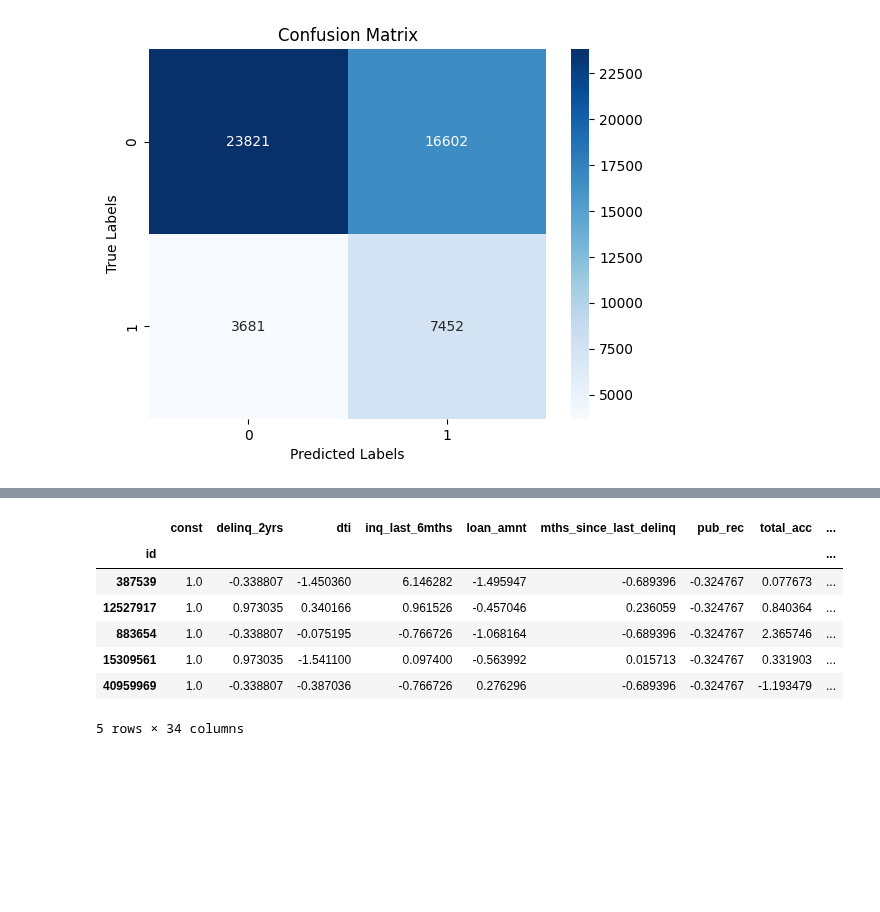
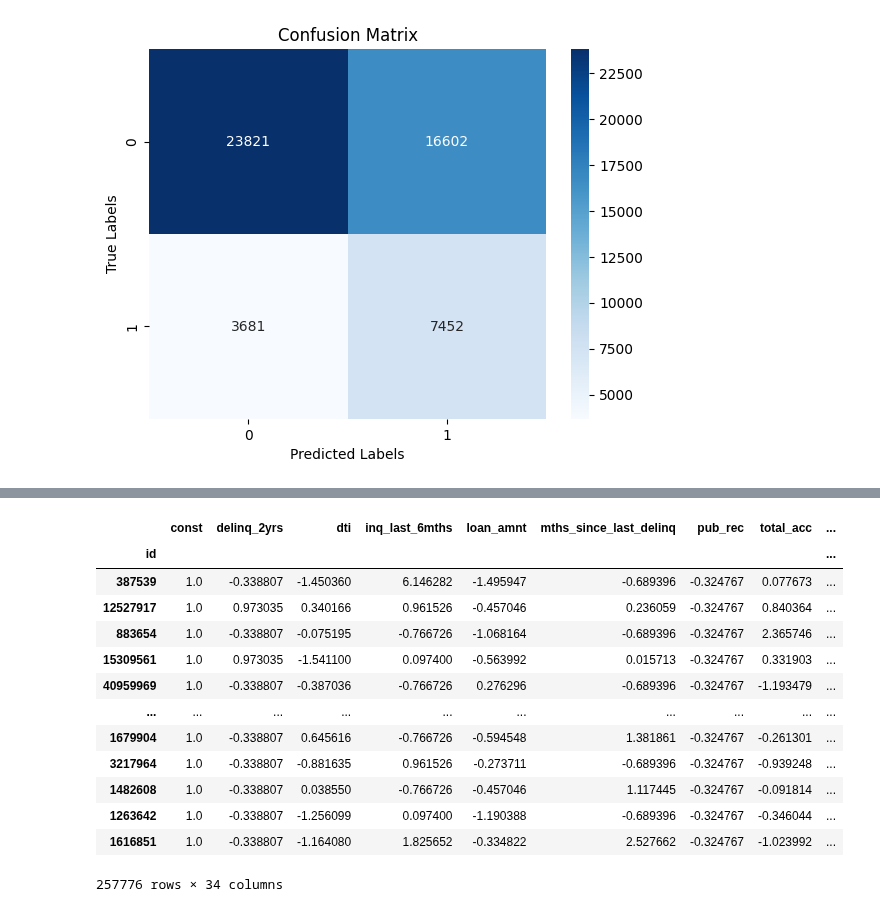
Before and after one commit to tanhl30/HE4045_Project, a Jupyter notebook: 2. Machine Learning A/Logit (statsmodels).ipynb, the cells around one changed output, grey strips where cells are left out. Saved outputs shown, nothing was run; the diff lists cells and outputs as text; code cells hidden in the pictures; blank space fills up the shorter version.

```diff
--- a/2. Machine Learning A/Logit (statsmodels).ipynb
+++ b/2. Machine Learning A/Logit (statsmodels).ipynb
@@ -203,14 +285,20 @@ X_train_with_const['predicted_probs'] = predicted_probs_train
 
 X_combined = pd.concat([X_test_with_const, X_train_with_const], axis=0)
 # %%
-X_combined.head()
+X_combined
 # %% [output]
 |  | const | delinq_2yrs | dti | inq_last_6mths | loan_amnt | mths_since_last_delinq | pub_rec | total_acc | ... |
 | id |  |  |  |  |  |  |  |  | ... |
 | 387539 | 1.0 | -0.338807 | -1.450360 | 6.146282 | -1.495947 | -0.689396 | -0.324767 | 0.077673 | ... |
 | 12527917 | 1.0 | 0.973035 | 0.340166 | 0.961526 | -0.457046 | 0.236059 | -0.324767 | 0.840364 | ... |
 | 883654 | 1.0 | -0.338807 | -0.075195 | -0.766726 | -1.068164 | -0.689396 | -0.324767 | 2.365746 | ... |
 | 15309561 | 1.0 | 0.973035 | -1.541100 | 0.097400 | -0.563992 | 0.015713 | -0.324767 | 0.331903 | ... |
 | 40959969 | 1.0 | -0.338807 | -0.387036 | -0.766726 | 0.276296 | -0.689396 | -0.324767 | -1.193479 | ... |
+| ... | ... | ... | ... | ... | ... | ... | ... | ... | ... |
+| 1679904 | 1.0 | -0.338807 | 0.645616 | -0.766726 | -0.594548 | 1.381861 | -0.324767 | -0.261301 | ... |
+| 3217964 | 1.0 | -0.338807 | -0.881635 | 0.961526 | -0.273711 | -0.689396 | -0.324767 | -0.939248 | ... |
+| 1482608 | 1.0 | -0.338807 | 0.038550 | -0.766726 | -0.457046 | 1.117445 | -0.324767 | -0.091814 | ... |
+| 1263642 | 1.0 | -0.338807 | -1.256099 | 0.097400 | -1.190388 | -0.689396 | -0.324767 | -0.346044 | ... |
+| 1616851 | 1.0 | -0.338807 | -1.164080 | 1.825652 | -0.334822 | 2.527662 | -0.324767 | -1.023992 | ... |
-5 rows × 34 columns
+257776 rows × 34 columns
 # %%
```
Also changed, not shown: parts of 3 cells of this notebook.
